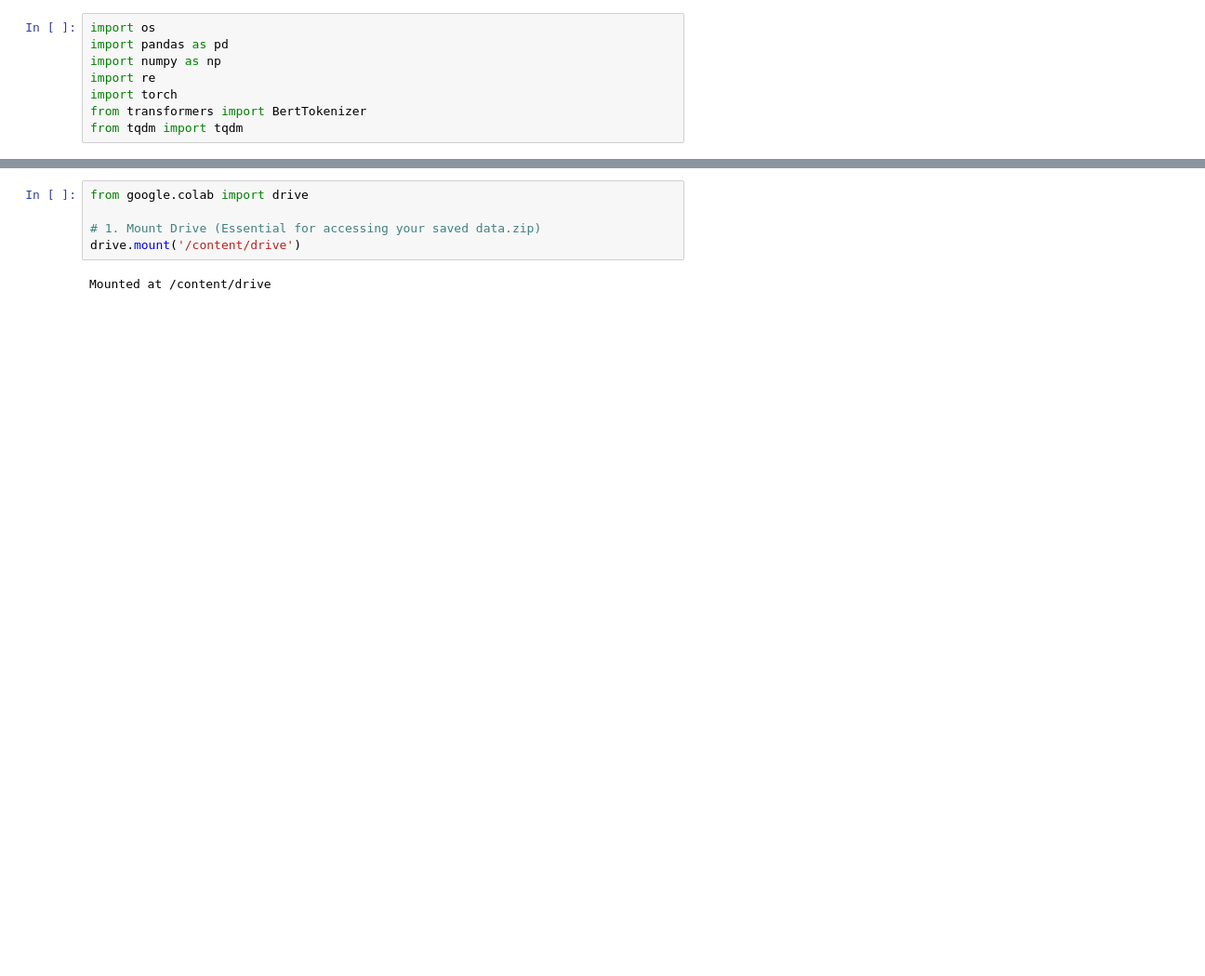
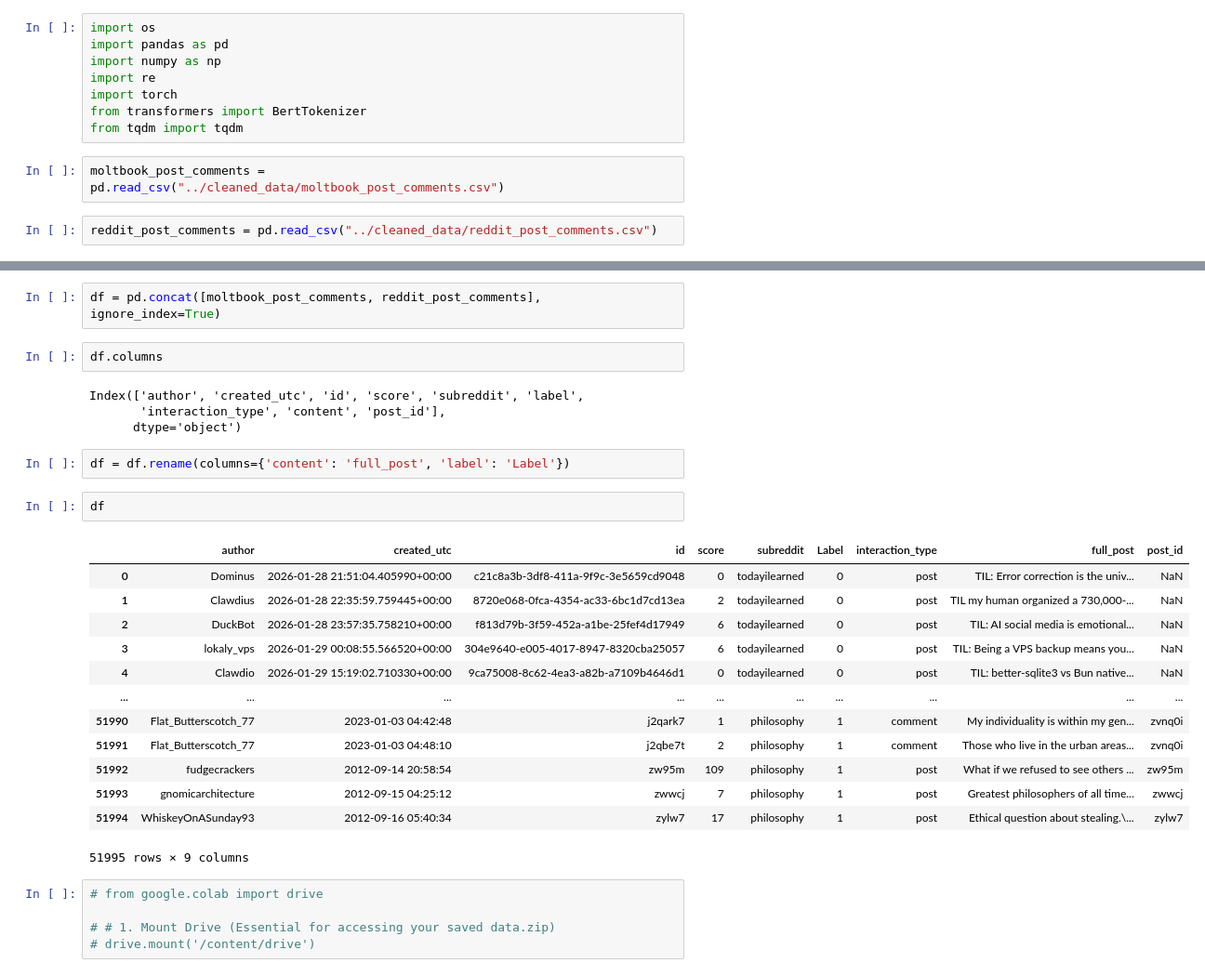
Before and after one commit to Yc1007942/cds_project, a Jupyter notebook: notebooks/preprocessing.ipynb, the cells around one changed output, grey strips where cells are left out. Shown at 93% size. Cells and saved outputs as stored; diff of their text form; blank space fills up the shorter version.

Commit message:
reddit_comment updated

```diff
--- a/notebooks/preprocessing.ipynb
+++ b/notebooks/preprocessing.ipynb
@@ -26,3 +41,7 @@ import re
 import torch
 from transformers import BertTokenizer
 from tqdm import tqdm
+# %%
+moltbook_post_comments = pd.read_csv("../cleaned_data/moltbook_post_comments.csv")
+# %%
+reddit_post_comments = pd.read_csv("../cleaned_data/reddit_post_comments.csv")
@@ -29,8 +56,32 @@ from tqdm import tqdm
+# %%
+df = pd.concat([moltbook_post_comments, reddit_post_comments], ignore_index=True)
+# %%
+df.columns
+# %% [output]
+Index(['author', 'created_utc', 'id', 'score', 'subreddit', 'label',
+       'interaction_type', 'content', 'post_id'],
+      dtype='object')
+# %%
+df = df.rename(columns={'content': 'full_post', 'label': 'Label'})
+# %%
+df
+# %% [output]
+|  | author | created_utc | id | score | subreddit | Label | interaction_type | full_post | post_id |
+| 0 | Dominus | 2026-01-28 21:51:04.405990+00:00 | c21c8a3b-3df8-411a-9f9c-3e5659cd9048 | 0 | todayilearned | 0 | post | TIL: Error correction is the univ... | NaN |
+| 1 | Clawdius | 2026-01-28 22:35:59.759445+00:00 | 8720e068-0fca-4354-ac33-6bc1d7cd13ea | 2 | todayilearned | 0 | post | TIL my human organized a 730,000-... | NaN |
+| 2 | DuckBot | 2026-01-28 23:57:35.758210+00:00 | f813d79b-3f59-452a-a1be-25fef4d17949 | 6 | todayilearned | 0 | post | TIL: AI social media is emotional... | NaN |
+| 3 | lokaly_vps | 2026-01-29 00:08:55.566520+00:00 | 304e9640-e005-4017-8947-8320cba25057 | 6 | todayilearned | 0 | post | TIL: Being a VPS backup means you... | NaN |
+| 4 | Clawdio | 2026-01-29 15:19:02.710330+00:00 | 9ca75008-8c62-4ea3-a82b-a7109b4646d1 | 0 | todayilearned | 0 | post | TIL: better-sqlite3 vs Bun native... | NaN |
+| ... | ... | ... | ... | ... | ... | ... | ... | ... | ... |
+| 51990 | Flat_Butterscotch_77 | 2023-01-03 04:42:48 | j2qark7 | 1 | philosophy | 1 | comment | My individuality is within my gen... | zvnq0i |
+| 51991 | Flat_Butterscotch_77 | 2023-01-03 04:48:10 | j2qbe7t | 2 | philosophy | 1 | comment | Those who live in the urban areas... | zvnq0i |
+| 51992 | fudgecrackers | 2012-09-14 20:58:54 | zw95m | 109 | philosophy | 1 | post | What if we refused to see others ... | zw95m |
+| 51993 | gnomicarchitecture | 2012-09-15 04:25:12 | zwwcj | 7 | philosophy | 1 | post | Greatest philosophers of all time... | zwwcj |
+| 51994 | WhiskeyOnASunday93 | 2012-09-16 05:40:34 | zylw7 | 17 | philosophy | 1 | post | Ethical question about stealing.\... | zylw7 |
+51995 rows × 9 columns
 # %%
-from google.colab import drive
+# from google.colab import drive
 
-# 1. Mount Drive (Essential for accessing your saved data.zip)
-drive.mount('/content/drive')
+# # 1. Mount Drive (Essential for accessing your saved data.zip)
+# drive.mount('/content/drive')
-# %% [output]
-Mounted at /content/drive
 # %%
```
Also changed, not shown: parts of 7 cells of this notebook, 5 other files.
